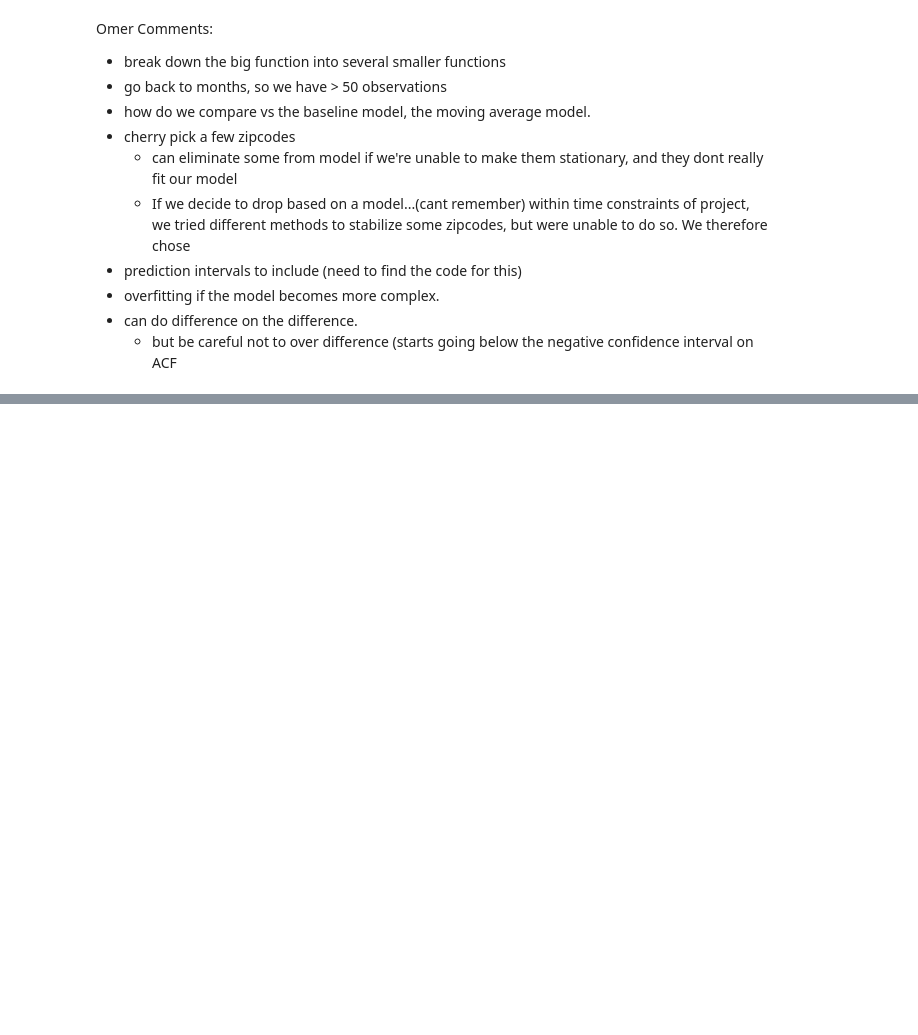
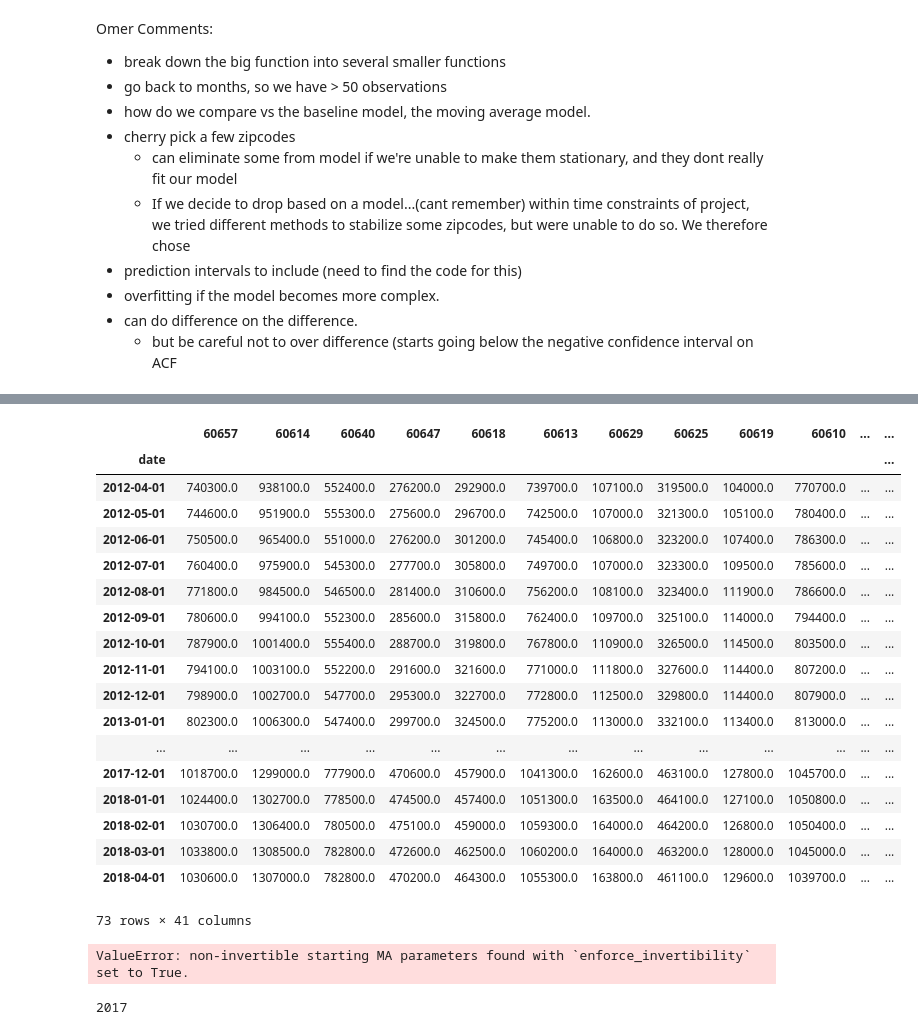
Before and after one commit to AdamBlomfield/mod_4_project, a Jupyter notebook: notebooks/ab_mod_4.ipynb, the cells around one changed output, grey strips where cells are left out. Cells and saved outputs as stored; diff of their text form; code cells hidden in the pictures; blank space fills up the shorter version.

Commit message:
updated readme and function for validation period

```diff
--- a/notebooks/ab_mod_4.ipynb
+++ b/notebooks/ab_mod_4.ipynb
@@ -795,0 +803,52 @@ within time constraints of project, we tried different methods to stabilize some
+# %%
+# import the csv
+zillow_chicago = pd.read_csv('../data/processed/zillow_chicago_1996_to_2018')
+
+# Convert to datetime
+zillow_chicago['date'] = pd.to_datetime(zillow_chicago['date'], format='%Y/%m/%d')
+
+# Reset the date to be the index
+zillow_chicago.set_index('date', inplace=True)
+
+# Choose a timewindow
+start_date = '2012-04'  # e.g. '2012-04'
+end_date = '2018'    # e.g. '2018-04'
+zillow_chicago = zillow_chicago[start_date:end_date]
+
+zillow_chicago
+# %% [output]
+|  | 60657 | 60614 | 60640 | 60647 | 60618 | 60613 | 60629 | 60625 | 60619 | 60610 | ... | ... |
+| date |  |  |  |  |  |  |  |  |  |  |  | ... |
+| 2012-04-01 | 740300.0 | 938100.0 | 552400.0 | 276200.0 | 292900.0 | 739700.0 | 107100.0 | 319500.0 | 104000.0 | 770700.0 | ... | ... |
+| 2012-05-01 | 744600.0 | 951900.0 | 555300.0 | 275600.0 | 296700.0 | 742500.0 | 107000.0 | 321300.0 | 105100.0 | 780400.0 | ... | ... |
+| 2012-06-01 | 750500.0 | 965400.0 | 551000.0 | 276200.0 | 301200.0 | 745400.0 | 106800.0 | 323200.0 | 107400.0 | 786300.0 | ... | ... |
+| 2012-07-01 | 760400.0 | 975900.0 | 545300.0 | 277700.0 | 305800.0 | 749700.0 | 107000.0 | 323300.0 | 109500.0 | 785600.0 | ... | ... |
+| 2012-08-01 | 771800.0 | 984500.0 | 546500.0 | 281400.0 | 310600.0 | 756200.0 | 108100.0 | 323400.0 | 111900.0 | 786600.0 | ... | ... |
+| 2012-09-01 | 780600.0 | 994100.0 | 552300.0 | 285600.0 | 315800.0 | 762400.0 | 109700.0 | 325100.0 | 114000.0 | 794400.0 | ... | ... |
+| 2012-10-01 | 787900.0 | 1001400.0 | 555400.0 | 288700.0 | 319800.0 | 767800.0 | 110900.0 | 326500.0 | 114500.0 | 803500.0 | ... | ... |
+| 2012-11-01 | 794100.0 | 1003100.0 | 552200.0 | 291600.0 | 321600.0 | 771000.0 | 111800.0 | 327600.0 | 114400.0 | 807200.0 | ... | ... |
+| 2012-12-01 | 798900.0 | 1002700.0 | 547700.0 | 295300.0 | 322700.0 | 772800.0 | 112500.0 | 329800.0 | 114400.0 | 807900.0 | ... | ... |
+| 2013-01-01 | 802300.0 | 1006300.0 | 547400.0 | 299700.0 | 324500.0 | 775200.0 | 113000.0 | 332100.0 | 113400.0 | 813000.0 | ... | ... |
+| ... | ... | ... | ... | ... | ... | ... | ... | ... | ... | ... | ... | ... |
+| 2017-12-01 | 1018700.0 | 1299000.0 | 777900.0 | 470600.0 | 457900.0 | 1041300.0 | 162600.0 | 463100.0 | 127800.0 | 1045700.0 | ... | ... |
+| 2018-01-01 | 1024400.0 | 1302700.0 | 778500.0 | 474500.0 | 457400.0 | 1051300.0 | 163500.0 | 464100.0 | 127100.0 | 1050800.0 | ... | ... |
+| 2018-02-01 | 1030700.0 | 1306400.0 | 780500.0 | 475100.0 | 459000.0 | 1059300.0 | 164000.0 | 464200.0 | 126800.0 | 1050400.0 | ... | ... |
+| 2018-03-01 | 1033800.0 | 1308500.0 | 782800.0 | 472600.0 | 462500.0 | 1060200.0 | 164000.0 | 463200.0 | 128000.0 | 1045000.0 | ... | ... |
+| 2018-04-01 | 1030600.0 | 1307000.0 | 782800.0 | 470200.0 | 464300.0 | 1055300.0 | 163800.0 | 461100.0 | 129600.0 | 1039700.0 | ... | ... |
+73 rows × 41 columns
+# %%
+# Model in Validation Period
+column = '60614' # zipcode column to be put in (string or integer format, depending on how you've referenced before)
+data = zillow_chicago
+
+# set res to the ARIMA model predictions
+order = (0,1,1) # (p,d,q) parameters e.g. (0,1,1)
+seasonal_order = (0,1,1,12) # (p,d,q,s) parameters e.g. (0,1,1,12)
+mod = sm.tsa.statespace.SARIMAX(data[column], trend='n', order=order, seasonal_order=seasonal_order)
+res = mod.fit()
+# %% [output]
+ValueError: non-invertible starting MA parameters found with `enforce_invertibility` set to True.
+# %%
+zillow_chicago.index[57].year
+# %% [output]
+2017
```
Also changed, not shown: parts of 5 cells of this notebook, 1 other file.
